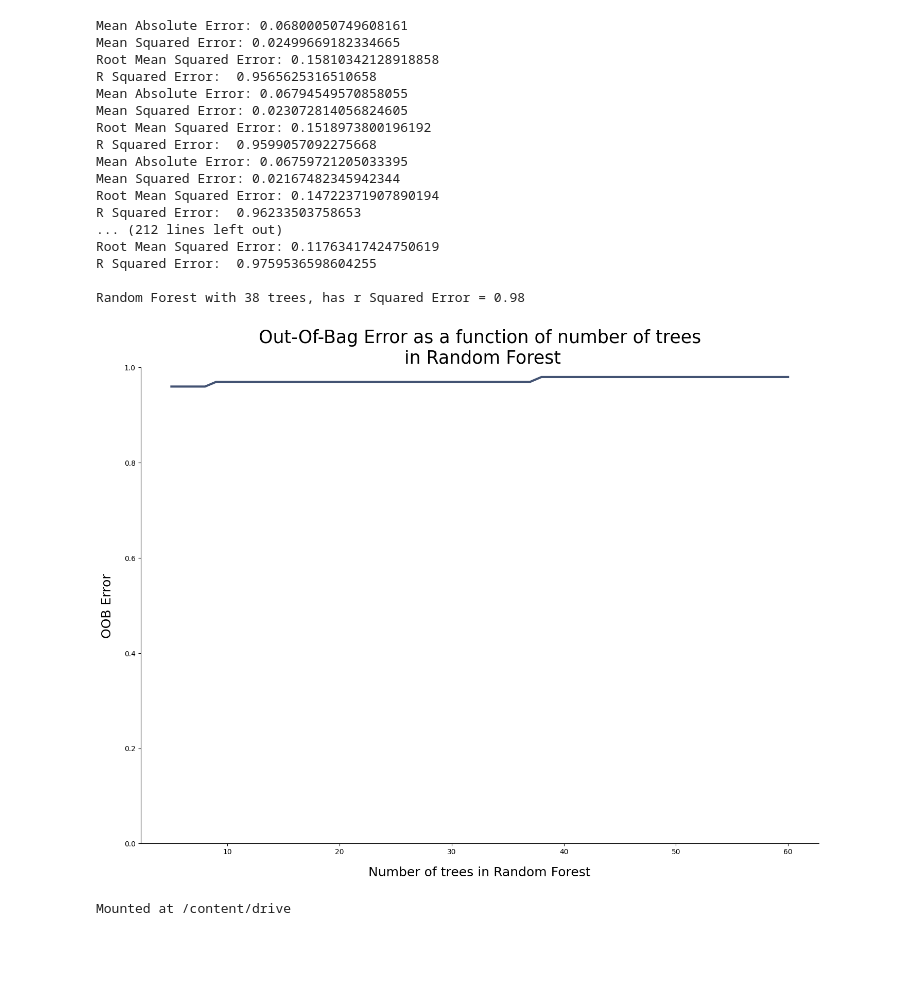
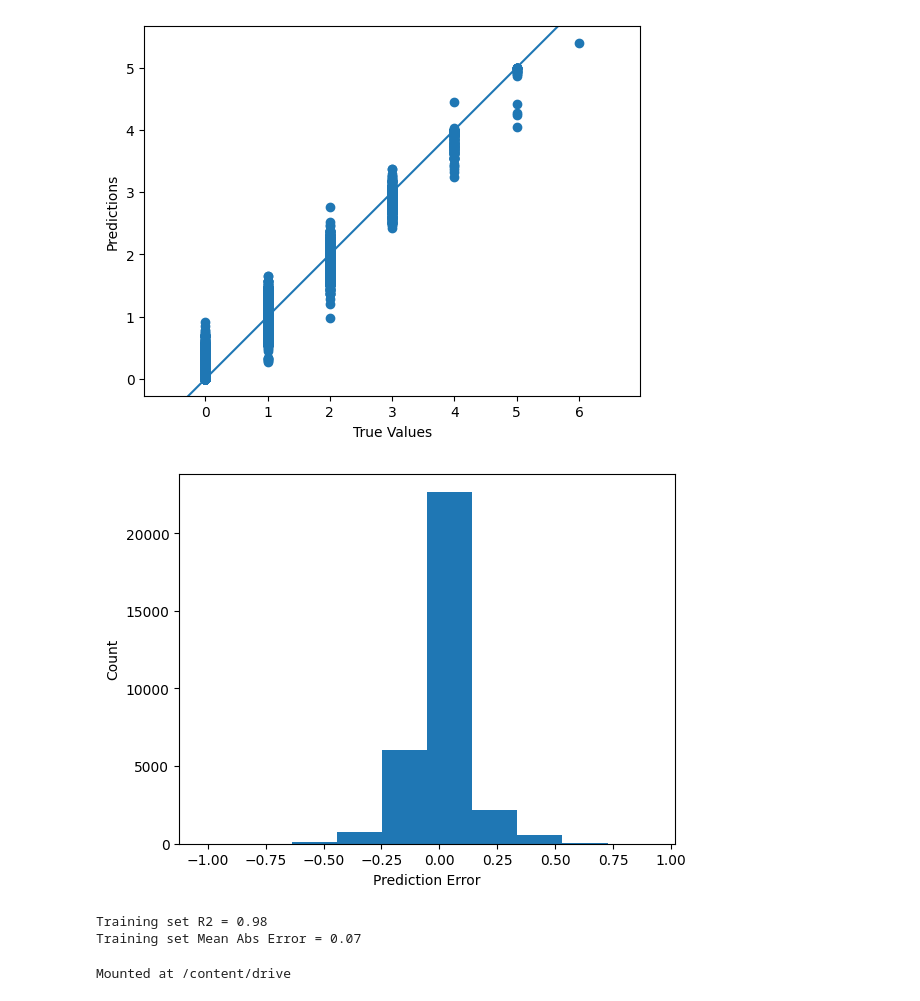
Before and after one commit to MaxW-M/FragmentForest, a Jupyter notebook: Fragment_Forest.ipynb, the cells around one changed output. Cells and saved outputs as stored; diff of their text form; code cells hidden in the pictures; blank space fills up the shorter version.

```diff
--- a/Fragment_Forest.ipynb
+++ b/Fragment_Forest.ipynb
@@ -72,14 +72,14 @@ def build_random_forest(features, targets, output, num_trees=100):
 
   y_pred = random_forest.predict(features).flatten()
 
-'''
+  '''
   print('Mean Absolute Error:', metrics.mean_absolute_error(targets, y_pred))
   print('Mean Squared Error:', metrics.mean_squared_error(targets, y_pred))
   print('Root Mean Squared Error:', np.sqrt(metrics.mean_squared_error(targets, y_pred)))
   print('R Squared Error: ', metrics.r2_score(targets, y_pred))
-'''
+  '''
 
-  return metrics.r2_score(targets, y_pred)
+  return y_pred
 # %%
 def r_squared_error_viz(features, targets, number_trees):
   '''
@@ -125,28 +125,50 @@ def r_squared_error_viz(features, targets, number_trees):
   ax.set_ylabel("OOB Error", fontsize=18, labelpad=15)
 
   plt.show()
-# %%
-features, targets = process_data('drive/MyDrive/Data Sets/TurboChemDB5.2.csv', 'processed_data.npy')
-r_squared_error_viz(features, targets, number_trees=38)
-# %% [output]
-Mean Absolute Error: 0.06800050749608161
-Mean Squared Error: 0.02499669182334665
-Root Mean Squared Error: 0.15810342128918858
-R Squared Error:  0.9565625316510658
-Mean Absolute Error: 0.06794549570858055
-Mean Squared Error: 0.023072814056824605
-Root Mean Squared Error: 0.1518973800196192
-R Squared Error:  0.9599057092275668
-Mean Absolute Error: 0.06759721205033395
-Mean Squared Error: 0.02167482345942344
-Root Mean Squared Error: 0.14722371907890194
-R Squared Error:  0.96233503758653
-... (212 lines left out)
-Root Mean Squared Error: 0.11763417424750619
-R Squared Error:  0.9759536598604255
-
-Random Forest with 38 trees, has r Squared Error = 0.98
-[figure, removed]
+# %%
+def plot_trueVSpred(ytrue, y_pred):
+    fig = plt.figure()
+    plt.scatter(ytrue, y_pred)
+    plt.xlabel('True Values')
+    plt.ylabel('Predictions')
+    plt.axis('equal')
+    plt.xlim(plt.xlim())
+    plt.ylim(plt.ylim())
+    _ = plt.plot([-100, 100], [-100, 100])
+    plt.show()
+    return(fig)
+
+
+
+def plot_error(ytrue, y_pred):
+    fig = plt.figure()
+    error = y_pred - ytrue
+    plt.hist(error, bins = 10)
+    plt.xlabel("Prediction Error")
+    _ = plt.ylabel("Count")
+    plt.show()
+    return(fig)
+# %%
+features, targets = process_data('drive/MyDrive/Data Sets/TurboChemDB5.2.csv', 'processed_data.npy')
+# ideal number of trees = 38
+y_pred = build_random_forest(features, targets, 'model.h5', num_trees=38)
+fig = plot_trueVSpred(targets, y_pred)
+fig = plot_error(targets, y_pred)
+
+# Export data into a dataframe
+df = pd.DataFrame({'true_values':targets,'predicted_values':y_pred})
+df.to_csv('RF_plus_tr_5.csv') # Print data to a csv file
+
+R2 = np.round(metrics.r2_score(targets, y_pred), 2)
+mae = np.round(metrics.mean_absolute_error(targets, y_pred), 2)
+
+print("Training set R2 = " + str(R2))
+print("Training set Mean Abs Error = " + str(mae))
+# %% [output]
+[figure, added]
+[figure, added]
+Training set R2 = 0.98
+Training set Mean Abs Error = 0.07
 # %%
 from google.colab import drive
 drive.mount('/content/drive')
```
